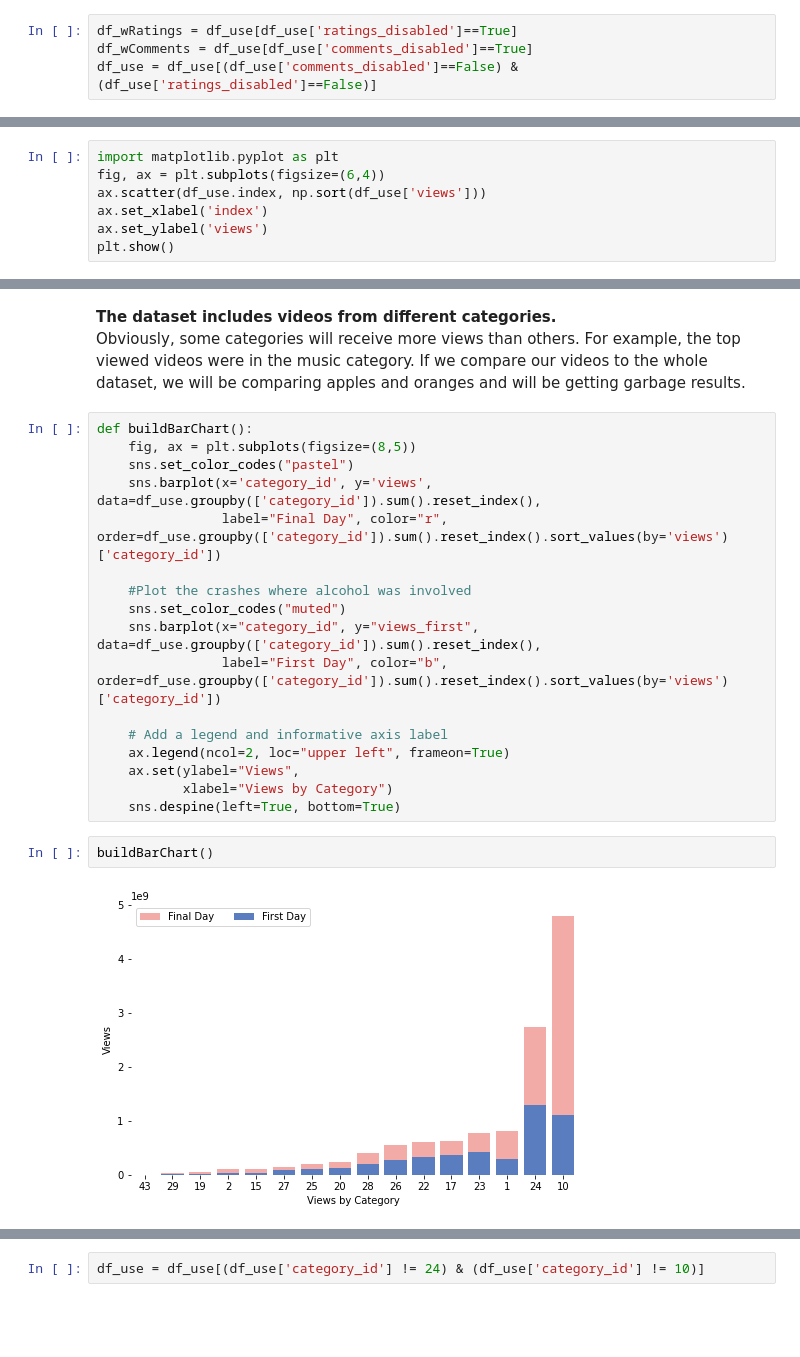
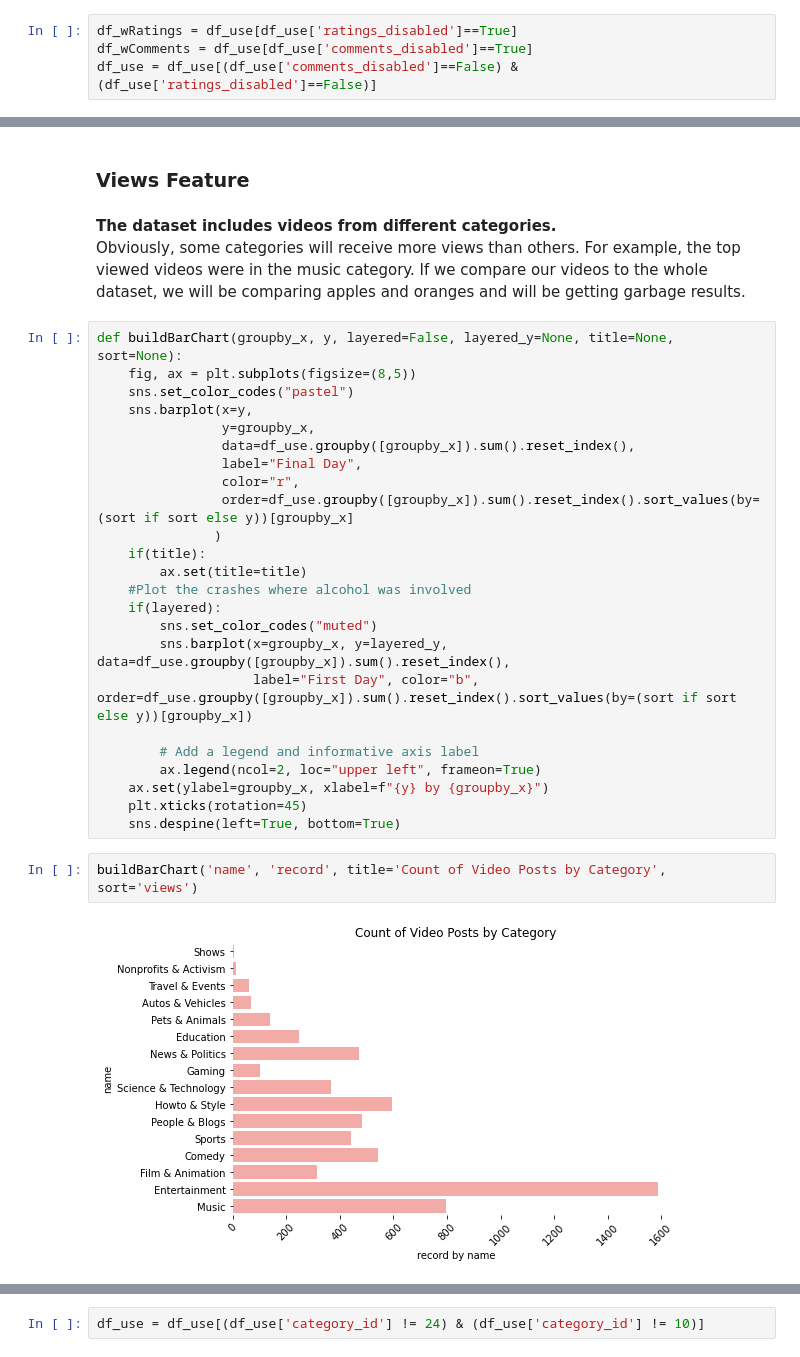
Before and after one commit to christianbm1/ds-ytViews, a Jupyter notebook: Project YouTuber.ipynb, the cells around one changed output, grey strips where cells are left out. Drawn from its saved outputs; the diff is of its cells as text; blank space fills up the shorter version.

```diff
--- a/Project YouTuber.ipynb
+++ b/Project YouTuber.ipynb
@@ -246,7 +273,0 @@ As mentioned above, the Views feature is out of wack given the large outliers. I
-# %%
-import matplotlib.pyplot as plt
-fig, ax = plt.subplots(figsize=(6,4))
-ax.scatter(df_use.index, np.sort(df_use['views']))
-ax.set_xlabel('index')
-ax.set_ylabel('views')
-plt.show()
@@ -255,24 +274,33 @@ plt.show()
+# %% [markdown]
+### Views Feature ###
 # %% [markdown]
 **The dataset includes videos from different categories.**
 Obviously, some categories will receive more views than others. For example, the top viewed videos were in the music category. If we compare our videos to the whole dataset, we will be comparing apples and oranges and will be getting garbage results.
 # %%
-def buildBarChart():
+def buildBarChart(groupby_x, y, layered=False, layered_y=None, title=None, sort=None):
     fig, ax = plt.subplots(figsize=(8,5))
     sns.set_color_codes("pastel")
-    sns.barplot(x='category_id', y='views', data=df_use.groupby(['category_id']).sum().reset_index(),
-                label="Final Day", color="r", order=df_use.groupby(['category_id']).sum().reset_index().sort_values(by='views')['category_id'])
+    sns.barplot(x=y,
+                y=groupby_x,
+                data=df_use.groupby([groupby_x]).sum().reset_index(),
+                label="Final Day",
+                color="r",
+                order=df_use.groupby([groupby_x]).sum().reset_index().sort_values(by=(sort if sort else y))[groupby_x]
+               )
+    if(title):
+        ax.set(title=title)
+    #Plot the crashes where alcohol was involved
+    if(layered):
+        sns.set_color_codes("muted")
+        sns.barplot(x=groupby_x, y=layered_y, data=df_use.groupby([groupby_x]).sum().reset_index(),
+                    label="First Day", color="b", order=df_use.groupby([groupby_x]).sum().reset_index().sort_values(by=(sort if sort else y))[groupby_x])
 
-    #Plot the crashes where alcohol was involved
-    sns.set_color_codes("muted")
-    sns.barplot(x="category_id", y="views_first", data=df_use.groupby(['category_id']).sum().reset_index(),
-                label="First Day", color="b", order=df_use.groupby(['category_id']).sum().reset_index().sort_values(by='views')['category_id'])
-
-    # Add a legend and informative axis label
-    ax.legend(ncol=2, loc="upper left", frameon=True)
-    ax.set(ylabel="Views",
-           xlabel="Views by Category")
+        # Add a legend and informative axis label
+        ax.legend(ncol=2, loc="upper left", frameon=True)
+    ax.set(ylabel=groupby_x, xlabel=f"{y} by {groupby_x}")
+    plt.xticks(rotation=45)
     sns.despine(left=True, bottom=True)
-# %%
-buildBarChart()
-# %% [output]
-[figure, removed]
+# %%
+buildBarChart('name', 'record', title='Count of Video Posts by Category', sort='views')
+# %% [output]
+[figure, added]
```
Also changed, not shown: parts of 34 cells of this notebook.
